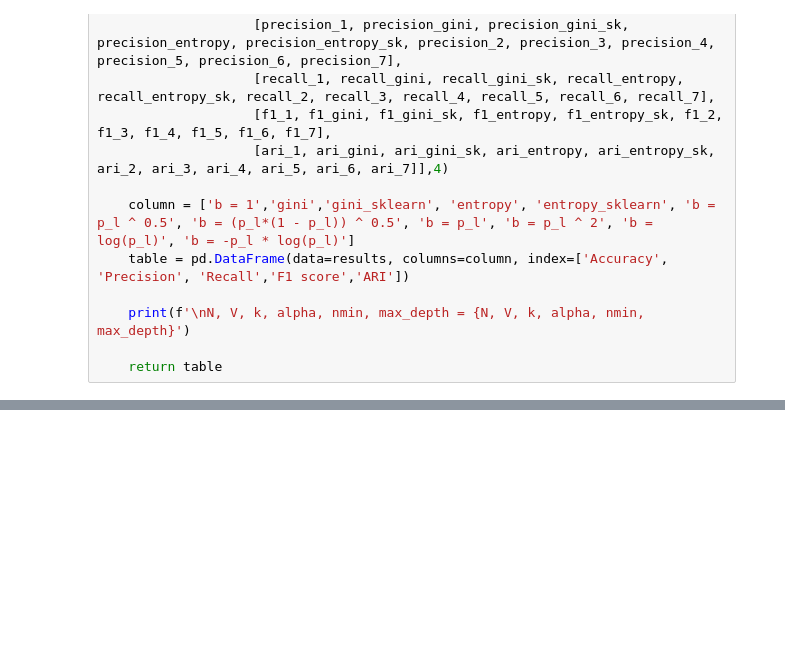
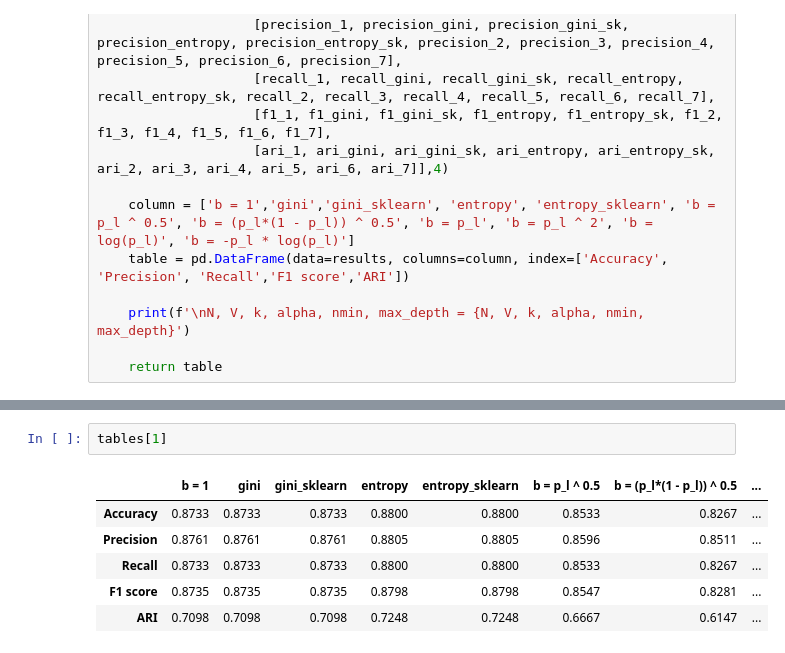
Before and after one commit to buxazich/Term-Paper-2025, a Jupyter notebook: Decision_Tree/3.Test_Decision_tree.ipynb, the cells around one changed output, grey strips where cells are left out. Saved outputs shown, nothing was run; the diff lists cells and outputs as text; blank space fills up the shorter version.

```diff
--- a/Decision_Tree/3.Test_Decision_tree.ipynb
+++ b/Decision_Tree/3.Test_Decision_tree.ipynb
@@ -650,0 +612,9 @@ N, V, k, alpha, nmin, max_depth = (None, None, None, None, None, 4)
+# %%
+tables[1]
+# %% [output]
+|  | b = 1 | gini | gini_sklearn | entropy | entropy_sklearn | b = p_l ^ 0.5 | b = (p_l*(1 - p_l)) ^ 0.5 | ... |
+| Accuracy | 0.8733 | 0.8733 | 0.8733 | 0.8800 | 0.8800 | 0.8533 | 0.8267 | ... |
+| Precision | 0.8761 | 0.8761 | 0.8761 | 0.8805 | 0.8805 | 0.8596 | 0.8511 | ... |
+| Recall | 0.8733 | 0.8733 | 0.8733 | 0.8800 | 0.8800 | 0.8533 | 0.8267 | ... |
+| F1 score | 0.8735 | 0.8735 | 0.8735 | 0.8798 | 0.8798 | 0.8547 | 0.8281 | ... |
+| ARI | 0.7098 | 0.7098 | 0.7098 | 0.7248 | 0.7248 | 0.6667 | 0.6147 | ... |
```
Also changed, not shown: parts of 87 cells of this notebook, 12 other files.
